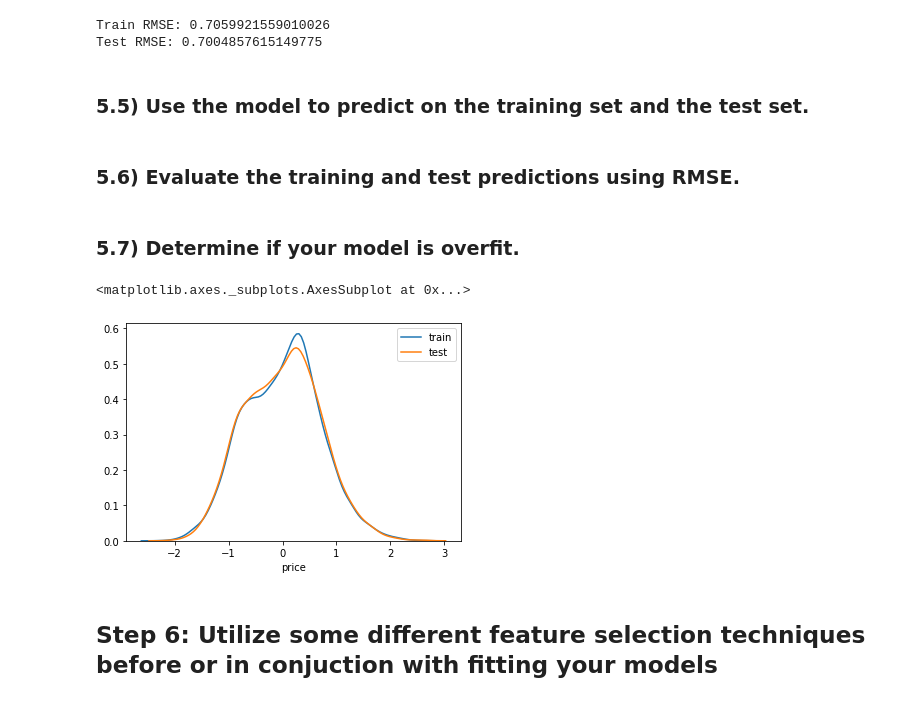
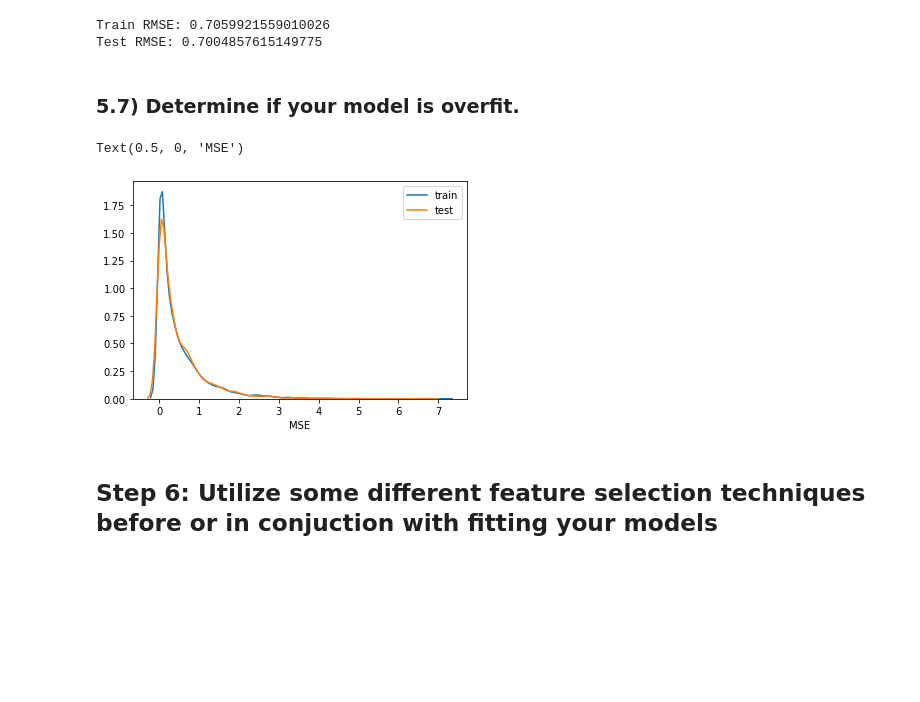
Before and after one commit to stereopickle/housing_price_bakeoff, a Jupyter notebook: Applied_practice.ipynb, the cells around one changed output. Saved outputs shown, nothing was run; the diff lists cells and outputs as text; code cells hidden in the pictures; blank space fills up the shorter version.

```diff
--- a/Applied_practice.ipynb
+++ b/Applied_practice.ipynb
@@ -278,18 +272,15 @@ y_train, y_test, y_pred_train, y_pred_test = linfit(scaled_df)
 # %% [output]
 Train RMSE: 0.7059921559010026
 Test RMSE: 0.7004857615149775
-# %% [markdown]
-### 5.5) Use the model to predict on the training set and the test set.
-# %% [markdown]
-### 5.6) Evaluate the training and test predictions using RMSE.
 # %% [markdown]
 ### 5.7) Determine if your model is overfit.
 # %%
-sns.distplot(y_train-y_pred_train, hist = False, label = 'train')
-sns.distplot(y_test-y_pred_test, hist = False, label = 'test')
+sns.distplot((y_train-y_pred_train)**2, hist = False, label = 'train')
+sns.distplot((y_test-y_pred_test)**2, hist = False, label = 'test')
+plt.xlabel("MSE")
 # %% [output]
-<matplotlib.axes._subplots.AxesSubplot at 0x...>
+Text(0.5, 0, 'MSE')
-[figure, old version]
+[figure, new version]
 # %% [markdown]
 ## Step 6: Utilize some different feature selection techniques before or in conjuction with fitting your models
 # %% [markdown]
```
Also changed, not shown: parts of 6 cells of this notebook.
